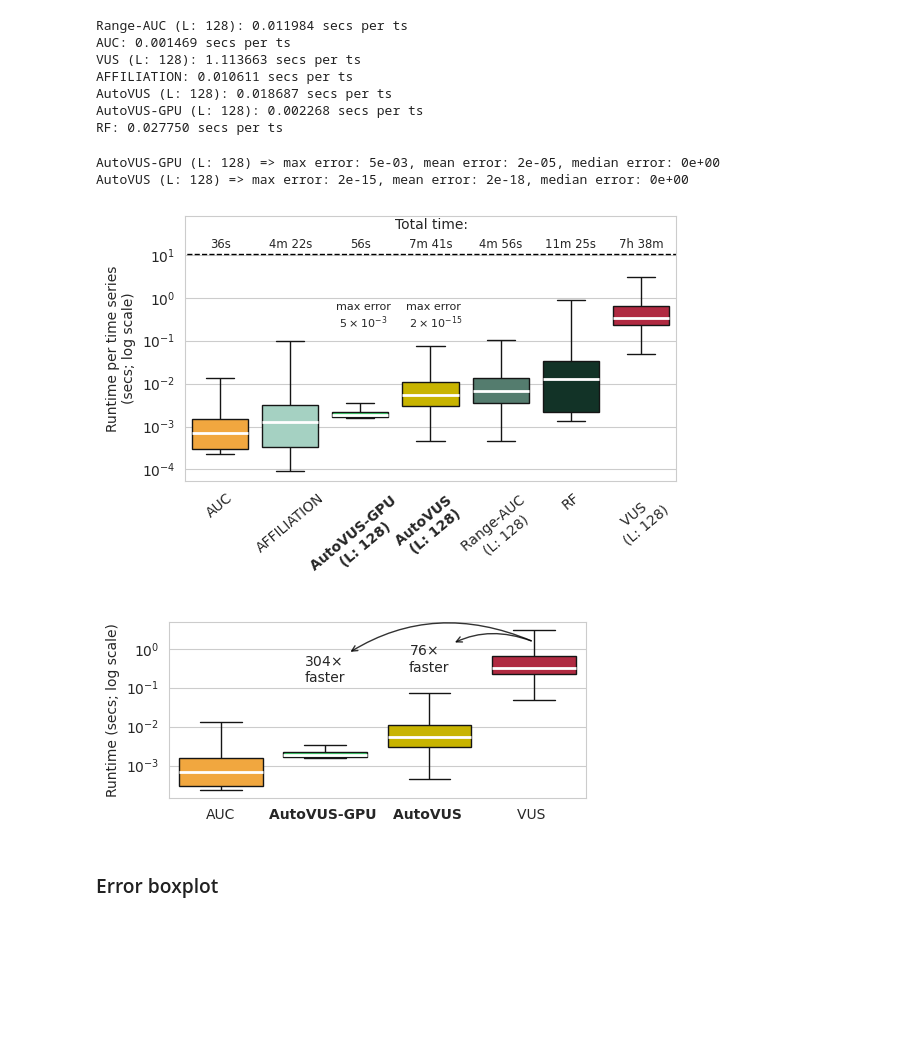
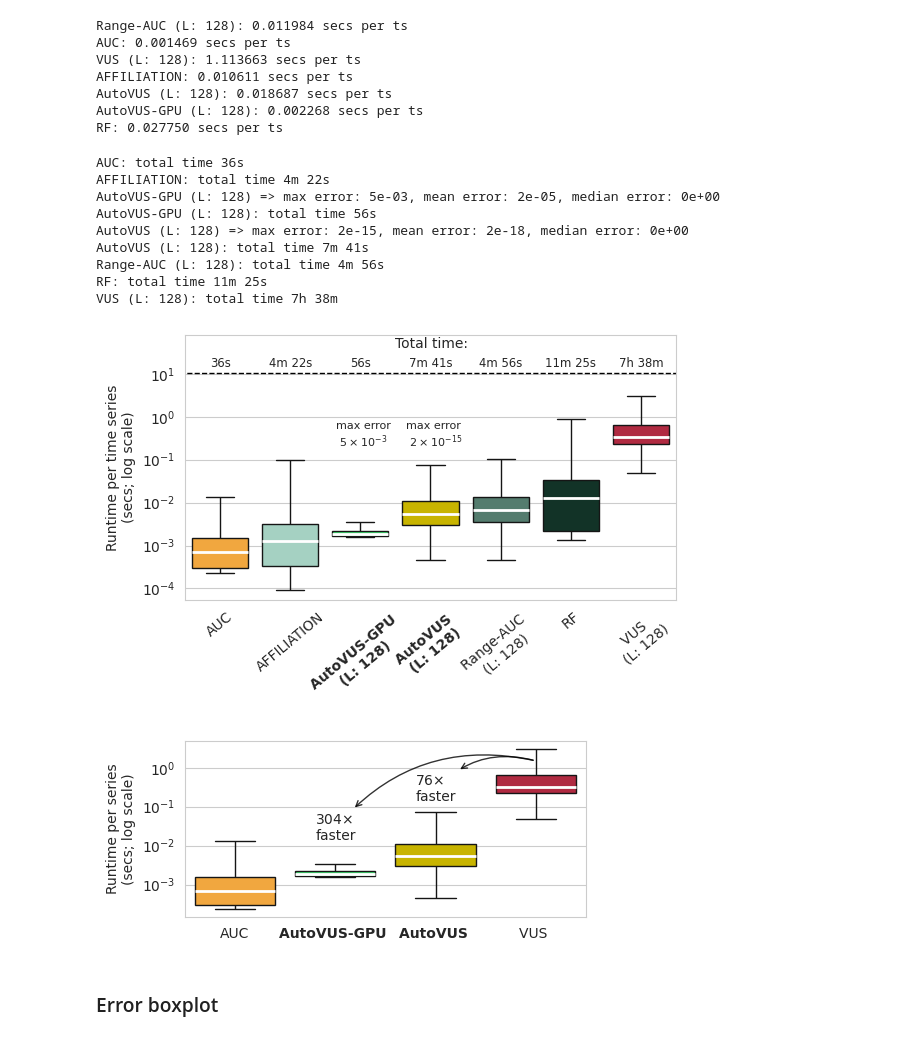
Before and after one commit to sylligardos/autovus, a Jupyter notebook: src/notebooks/experimental_results.ipynb, the cells around one changed output. Saved outputs shown, nothing was run; the diff lists cells and outputs as text; code cells hidden in the pictures; blank space fills up the shorter version.

```diff
--- a/src/notebooks/experimental_results.ipynb
+++ b/src/notebooks/experimental_results.ipynb
@@ -224,6 +224,7 @@ for i, metric in enumerate(order):
     else:
         label = f'{total:.0f}s'
     axis.text(i, 25, label, ha='center', va='top', fontsize='small')
+    print(f"{metric}: total time {label}")
 
 
 # Highlight the 2nd and 3rd xtick_label in bold
@@ -253,8 +254,15 @@ axis.set_xticklabels([label.get_text() for label in xticklabels])
 
 finalize_plot(save_fig_path, 'exec_time_comparison_tsb')
 # %% [output]
+AUC: total time 36s
+AFFILIATION: total time 4m 22s
 AutoVUS-GPU (L: 128) => max error: 5e-03, mean error: 2e-05, median error: 0e+00
+AutoVUS-GPU (L: 128): total time 56s
 AutoVUS (L: 128) => max error: 2e-15, mean error: 2e-18, median error: 0e+00
+AutoVUS (L: 128): total time 7m 41s
+Range-AUC (L: 128): total time 4m 56s
+RF: total time 11m 25s
+VUS (L: 128): total time 7h 38m
 [figure]
 # %%
 # What is the execution time difference
@@ -278,36 +286,36 @@ axis = sns.boxplot(
     order=order,
     saturation=1,
 )
-axis.set_ylabel('Runtime (secs; log scale)')
+axis.set_ylabel('Runtime per series\n(secs; log scale)')
 axis.set_xlabel('')
 axis.tick_params(axis='x', rotation=0)
 axis.grid(visible=False, axis='x')
 
 for i, metric in enumerate(order):
     if my_vus_name in metric:
         axis.annotate(
             f'{speed_up_dict[metric]:.0f}$\\times$\nfaster',
             xy=(3, 1.5),
-            xytext=(i-0.2, 0.09 + i*0.6),
+            xytext=(i - 0.2, 0.07 if i == 1 else 0.09 + i*0.3),
             arrowprops=dict(arrowstyle="<-", connectionstyle="arc3,rad=-.3", color='k', alpha=0.8),
             # ha='center',
             va='top'
         )
 
 # Highlight the 2nd and 3rd xtick_label in bold
 xticklabels = axis.get_xticklabels()
 for idx in range(len(axis.get_xticklabels())):
     if my_vus_name in xticklabels[idx].get_text():
         xticklabels[idx].set_fontweight('bold')
     if '(L:' in xticklabels[idx].get_text():
         new_text = xticklabels[idx].get_text().replace('(L: 128)', '')
         xticklabels[idx].set_text(new_text)
 axis.set_xticks(axis.get_xticks())
 axis.set_xticklabels([label.get_text() for label in xticklabels])
 
 finalize_plot(save_fig_path, 'exec_time_comparison_tsb_small')
 # %% [output]
-[figure, old version]
+[figure, new version]
 # %% [markdown]
 ### Error boxplot
 # %%
```
Also changed, not shown: parts of 27 cells of this notebook, 5 other files.
